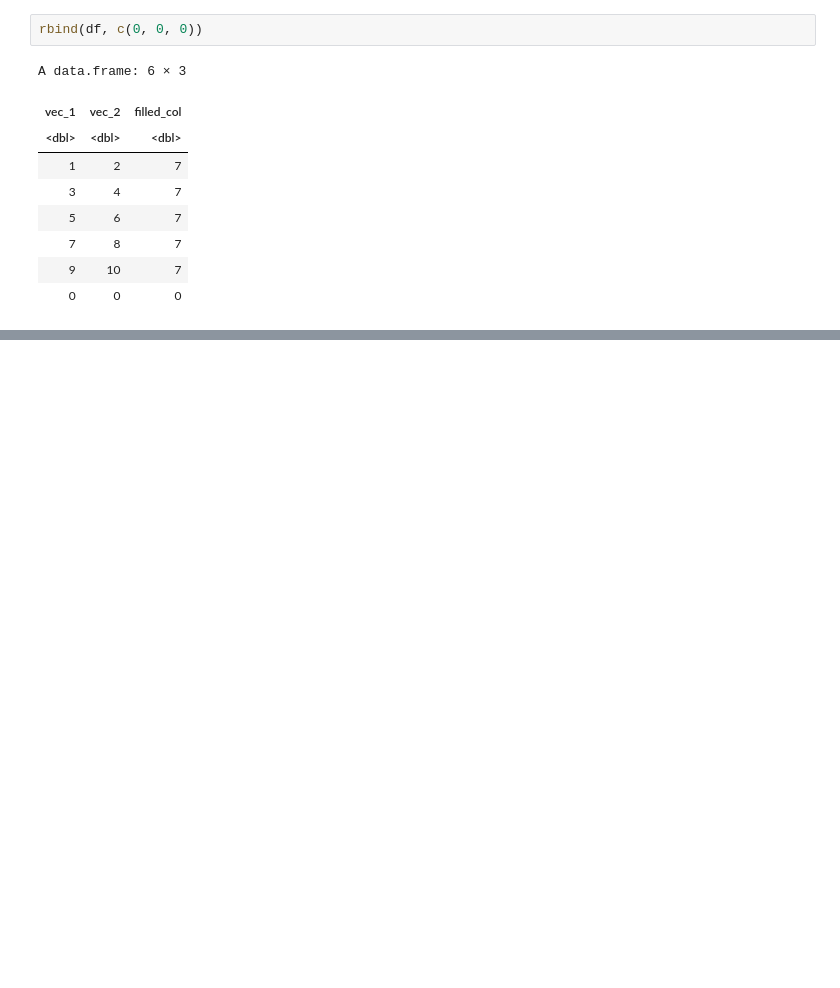
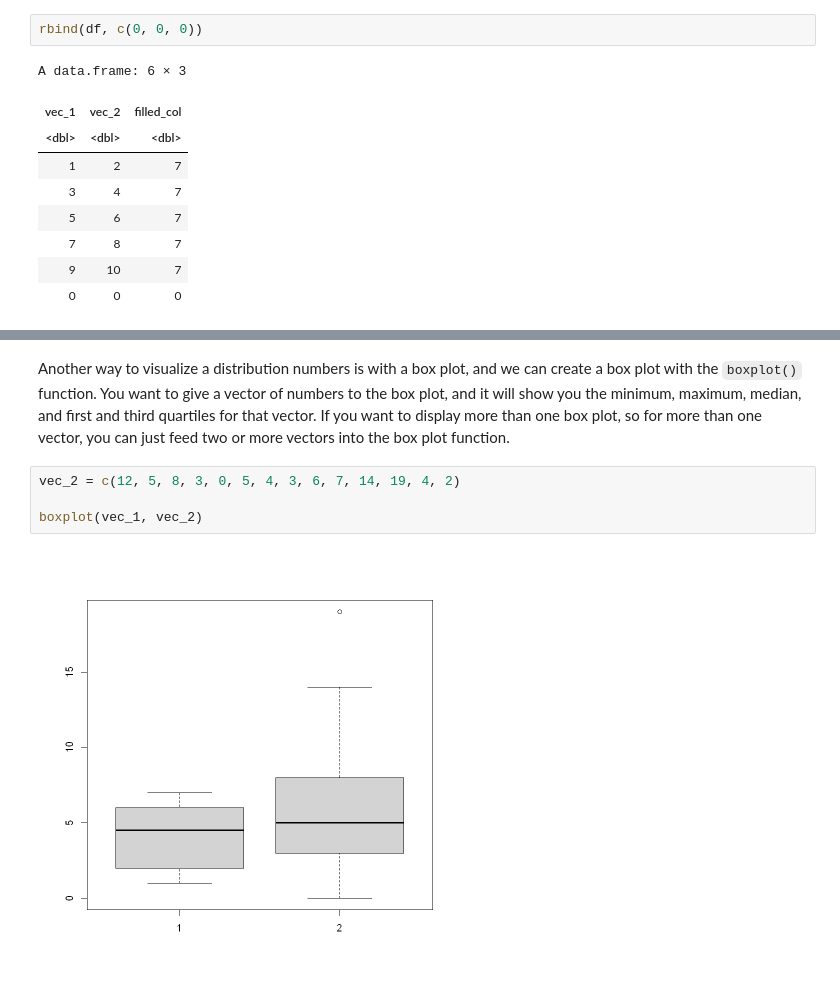
Before and after one commit to ignacioaristimuno/Courses, a Jupyter notebook: R/Data Visualization and Dashboarding with R/1. Getting started with Data Visualization in R.ipynb, the cells around one changed output, grey strips where cells are left out. Drawn from its saved outputs; the diff is of its cells as text; blank space fills up the shorter version.

```diff
--- a/R/Data Visualization and Dashboarding with R/1. Getting started with Data Visualization in R.ipynb
+++ b/R/Data Visualization and Dashboarding with R/1. Getting started with Data Visualization in R.ipynb
@@ -80,0 +103,8 @@ A data.frame: 6 × 3
+# %% [markdown]
+Another way to visualize a distribution numbers is with a box plot, and we can create a box plot with the `boxplot()` function. You want to give a vector of numbers to the box plot, and it will show you the minimum, maximum, median, and first and third quartiles for that vector. If you want to display more than one box plot, so for more than one vector, you can just feed two or more vectors into the box plot function.
+# %%
+vec_2 = c(12, 5, 8, 3, 0, 5, 4, 3, 6, 7, 14, 19, 4, 2)
+
+boxplot(vec_1, vec_2)
+# %% [output]
+[figure, added]
```
Also changed, not shown: parts of 33 cells of this notebook, 1 other file.
